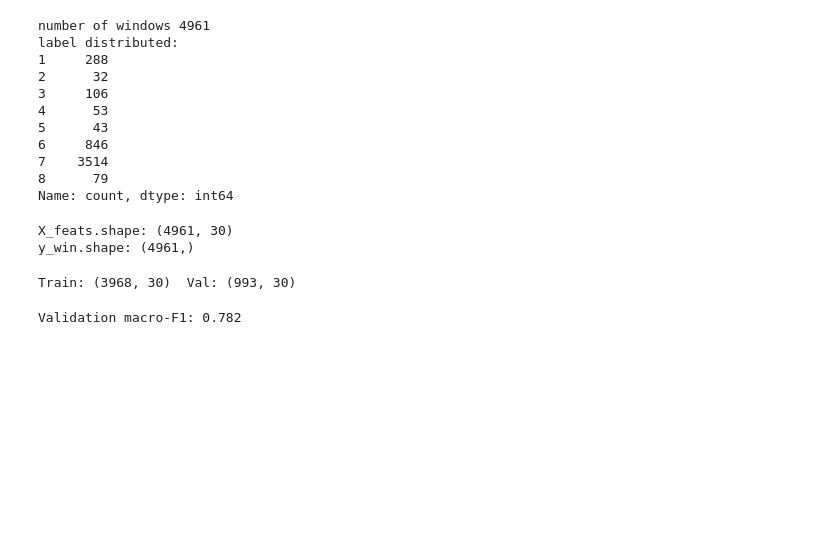
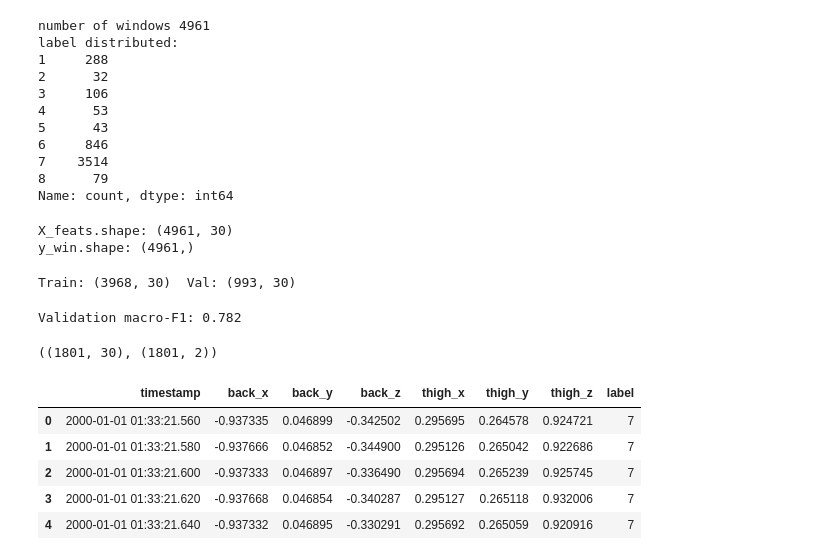
Before and after one commit to Mo-sharifi/human-activity-har, a Jupyter notebook: main.ipynb, the cells around one changed output. Saved outputs shown, nothing was run; the diff lists cells and outputs as text; code cells hidden in the pictures; blank space fills up the shorter version.

Commit message:
feat: generate predictions for test dataset with window voting
- extracted features from sliding windows on test set
- predicted window labels using trained RandomForest model
- applied majority voting to assign per-row labels
- added final 'label' column to test DataFrame

```diff
--- a/main.ipynb
+++ b/main.ipynb
@@ -220,3 +220,46 @@ f1 = f1_score(y_val, y_pred, average='macro')
 print("Validation macro-F1:", round(f1, 3))
 # %% [output]
 Validation macro-F1: 0.782
+# %%
+WINDOW, STRIDE = 200, 50
+SENS = ['back_x','back_y','back_z','thigh_x','thigh_y','thigh_z']
+
+def window_features(df, s, e):
+    A = df[SENS].iloc[s:e].values
+    return np.hstack([A.mean(0), A.std(0), A.min(0), A.max(0), (A**2).mean(0)])
+
+Xt, idx_te = [], []
+n = len(test)
+for s in range(0, n - WINDOW + 1, STRIDE):
+    e = s + WINDOW
+    Xt.append(window_features(test, s, e))
+    idx_te.append((s, e))
+
+Xt = np.vstack(Xt)
+idx_te = np.array(idx_te)
+Xt.shape, idx_te.shape
+# %% [output]
+((1801, 30), (1801, 2))
+# %%
+win_pred = clf.predict(Xt)
+classes = np.sort(np.unique(y_win))
+class2col = {c:i for i,c in enumerate(classes)}
+# %%
+K = len(classes)
+votes = np.zeros((len(test), K), dtype=np.int32)
+
+for (s, e), lbl in zip(idx_te, win_pred):
+    votes[s:e, class2col[lbl]] += 1
+
+row_pred_col = votes.argmax(axis=1)
+row_pred_lbl = classes[row_pred_col]
+
+test['label'] = row_pred_lbl.astype(int)
+test.head()
+# %% [output]
+|  | timestamp | back_x | back_y | back_z | thigh_x | thigh_y | thigh_z | label |
+| 0 | 2000-01-01 01:33:21.560 | -0.937335 | 0.046899 | -0.342502 | 0.295695 | 0.264578 | 0.924721 | 7 |
+| 1 | 2000-01-01 01:33:21.580 | -0.937666 | 0.046852 | -0.344900 | 0.295126 | 0.265042 | 0.922686 | 7 |
+| 2 | 2000-01-01 01:33:21.600 | -0.937333 | 0.046897 | -0.336490 | 0.295694 | 0.265239 | 0.925745 | 7 |
+| 3 | 2000-01-01 01:33:21.620 | -0.937668 | 0.046854 | -0.340287 | 0.295127 | 0.265118 | 0.932006 | 7 |
+| 4 | 2000-01-01 01:33:21.640 | -0.937332 | 0.046895 | -0.330291 | 0.295692 | 0.265059 | 0.920916 | 7 |
```
